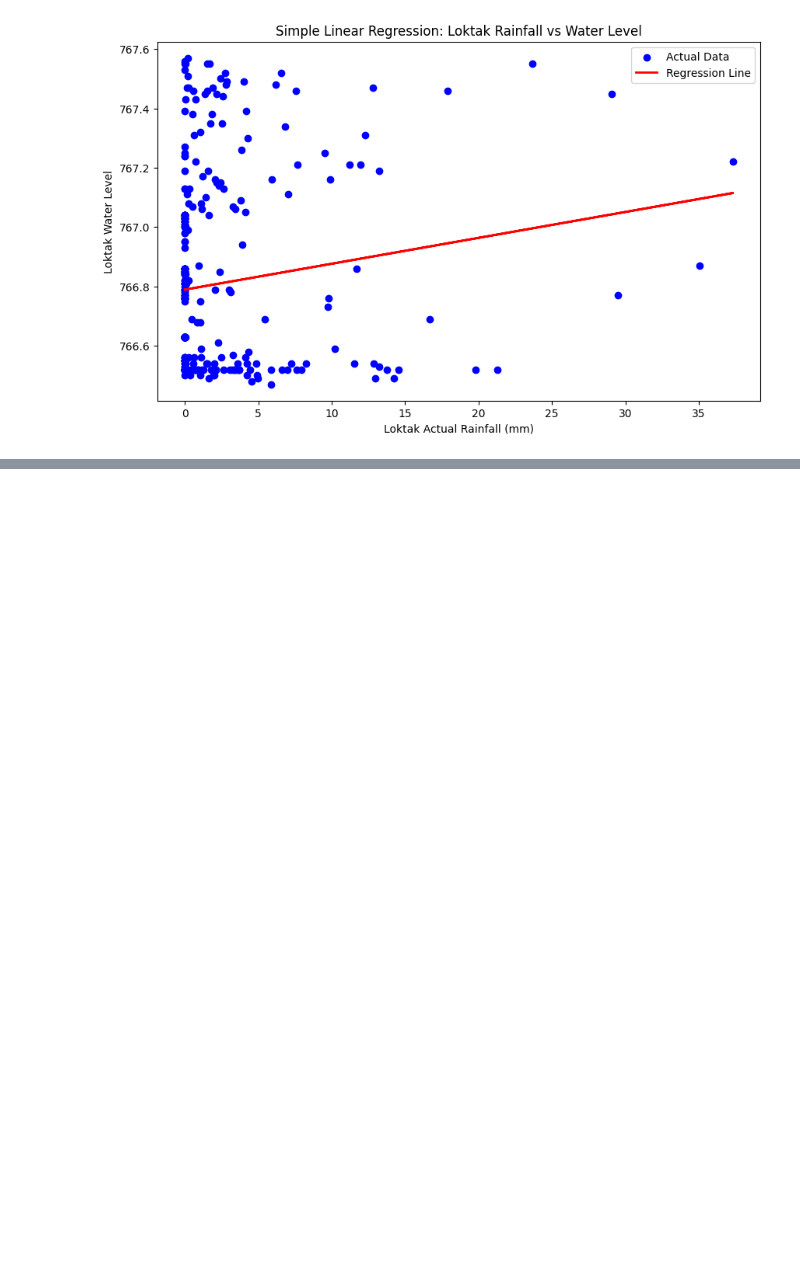
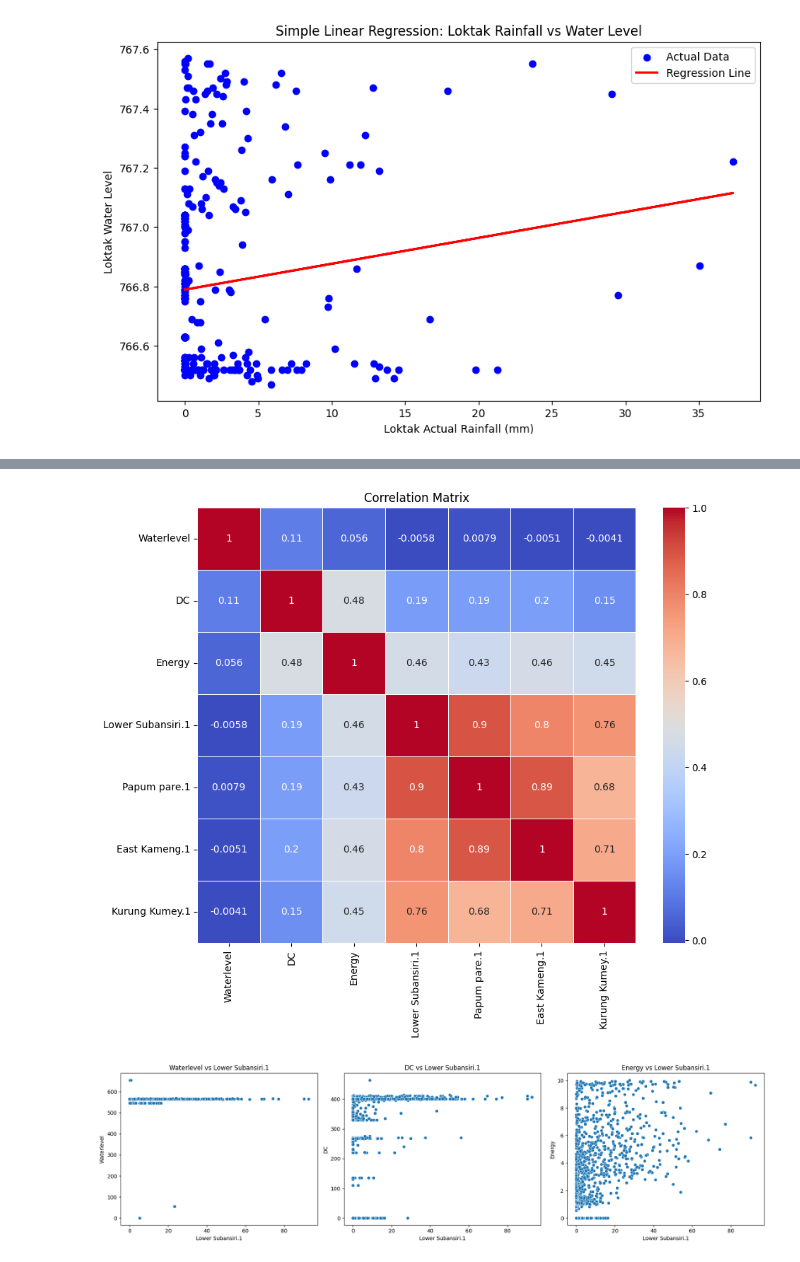
Before and after one commit to Abhishekjsr283204/21-PYTHON_PROJECTS, a Jupyter notebook: Untitled9.ipynb, the cells around one changed output, grey strips where cells are left out. Saved outputs shown, nothing was run; the diff lists cells and outputs as text; code cells hidden in the pictures; blank space fills up the shorter version.

```diff
--- a/Untitled9.ipynb
+++ b/Untitled9.ipynb
@@ -295,0 +460,80 @@ Coefficient of determination (R^2): 0.02
+# %%
+import pandas as pd
+import matplotlib.pyplot as plt
+import seaborn as sns
+
+# Load the Excel file
+file_path = 'Ranga.xlsx'
+data = pd.read_excel(file_path)
+
+# Extract relevant columns
+columns_of_interest = ['Waterlevel', 'DC', 'Energy', 'Lower Subansiri.1', 'Papum pare.1', 'East Kameng.1', 'Kurung Kumey.1']
+data_selected = data[columns_of_interest].dropna()
+
+# Convert columns to appropriate numeric types for correlation calculation
+data_selected = data_selected.apply(pd.to_numeric, errors='coerce')
+
+# Calculate correlation matrix
+correlation_matrix = data_selected.corr()
+
+# Plot the correlation heatmap
+plt.figure(figsize=(10, 8))
+sns.heatmap(correlation_matrix, annot=True, cmap='coolwarm', linewidths=0.5)
+plt.title('Correlation Matrix')
+plt.show()
+
+# Scatter plots for rainfall vs water level, DC, and energy
+rainfall_columns = ['Lower Subansiri.1', 'Papum pare.1', 'East Kameng.1', 'Kurung Kumey.1']
+
+# Plot scatter plots
+for column in rainfall_columns:
+    fig, axes = plt.subplots(1, 3, figsize=(18, 5))
+
+    sns.scatterplot(ax=axes[0], x=data_selected[column], y=data_selected['Waterlevel'])
+    axes[0].set_title(f'Waterlevel vs {column}')
+    axes[0].set_xlabel(column)
+    axes[0].set_ylabel('Waterlevel')
+
+    sns.scatterplot(ax=axes[1], x=data_selected[column], y=data_selected['DC'])
+    axes[1].set_title(f'DC vs {column}')
+    axes[1].set_xlabel(column)
+    axes[1].set_ylabel('DC')
+
+    sns.scatterplot(ax=axes[2], x=data_selected[column], y=data_selected['Energy'])
+    axes[2].set_title(f'Energy vs {column}')
+    axes[2].set_xlabel(column)
+    axes[2].set_ylabel('Energy')
+
+    plt.tight_layout()
+    plt.show()
+
+# Pairplot for the selected data to show relationships between all variables
+sns.pairplot(data_selected)
+plt.show()
+
+# Line plots to observe trends over time (assuming date columns are correct)
+data['Date'] = pd.to_datetime(data[['Unnamed: 0', 'Unnamed: 1', 'Unnamed: 2']].astype(str).agg('-'.join, axis=1))
+
+# Line plot for Waterlevel, DC, and Energy over time
+plt.figure(figsize=(14, 7))
+plt.plot(data['Date'], data['Waterlevel'], label='Waterlevel', color='b')
+plt.plot(data['Date'], data['DC'], label='DC', color='g')
+plt.plot(data['Date'], data['Energy'], label='Energy', color='r')
+plt.xlabel('Date')
+plt.ylabel('Values')
+plt.title('Waterlevel, DC, and Energy Over Time')
+plt.legend()
+plt.show()
+
+# Line plots for rainfall data over time
+plt.figure(figsize=(14, 7))
+for column in rainfall_columns:
+    plt.plot(data['Date'], data[column], label=column)
+plt.xlabel('Date')
+plt.ylabel('Rainfall (mm)')
+plt.title('Rainfall Over Time in Various Regions')
+plt.legend()
+plt.show()
+# %% [output]
+[figure, added]
+[figure, added]
```
Also changed, not shown: parts of 5 cells of this notebook.
